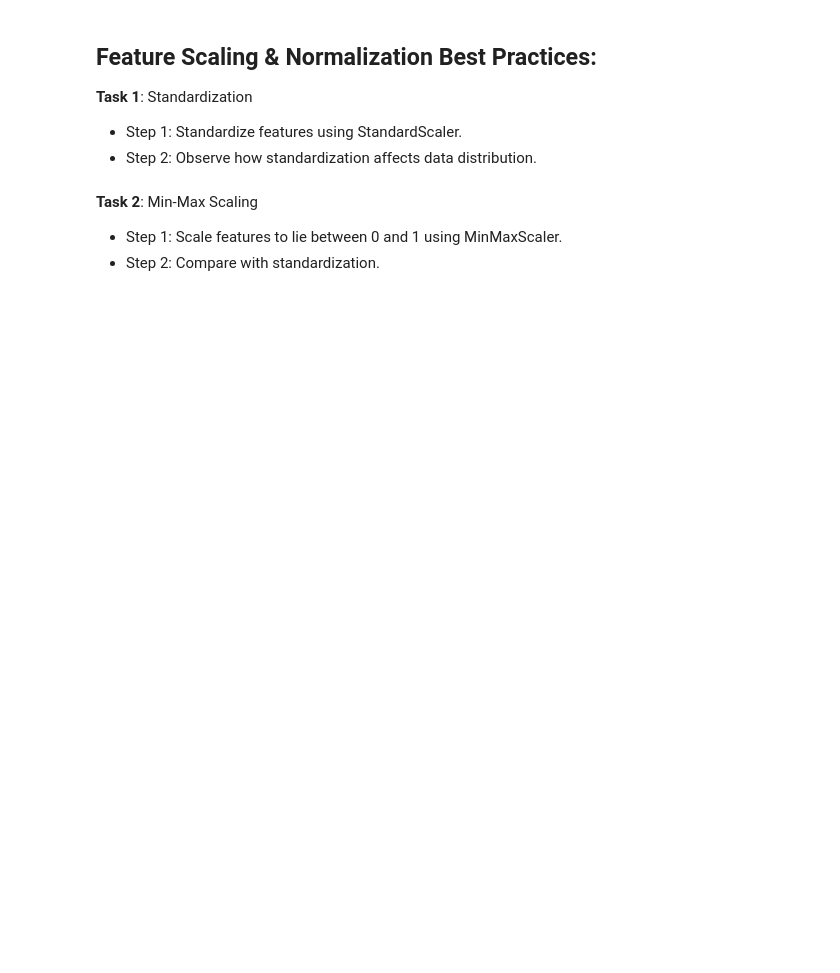
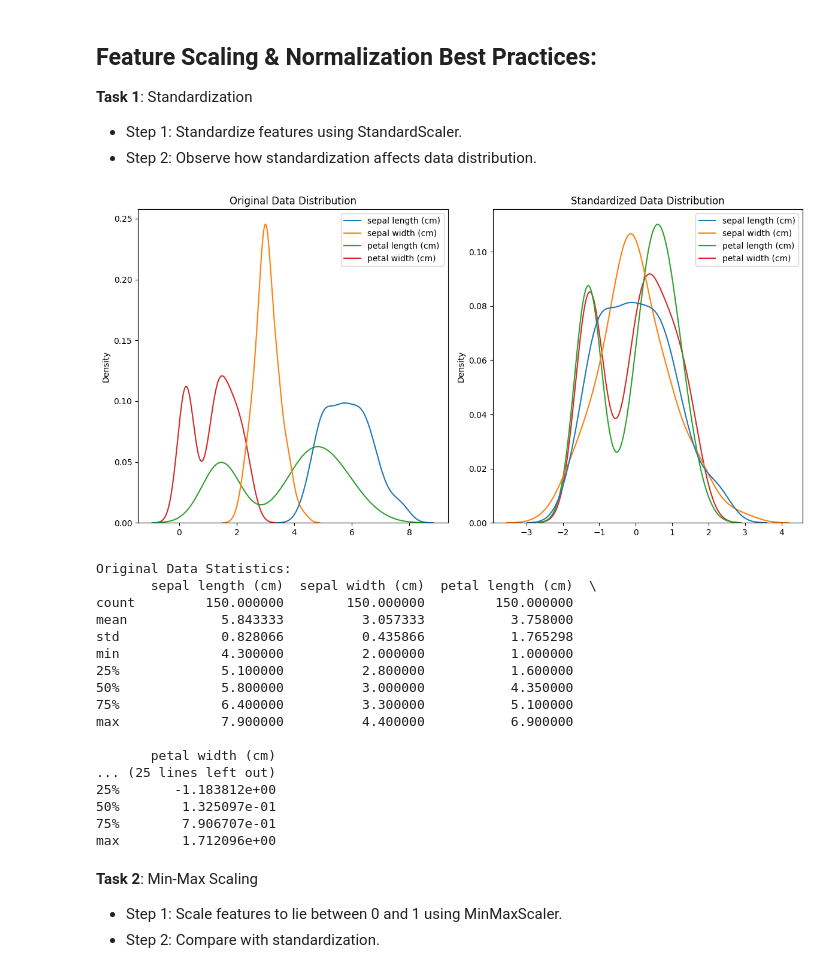
Before and after one commit to Gururaj581/AI_DATA_ANALYSIS_, a Jupyter notebook: src/Module 10/Best Practices for Feature Engineering & Data Preprocessing/Ques_6.ipynb, the cells around one changed output. Drawn from its saved outputs; the diff is of its cells as text; code cells hidden in the pictures; blank space fills up the shorter version.

Commit message:
Update Ques_6.ipynb with improved feature engineering and preprocessing practices

```diff
--- a/src/Module 10/Best Practices for Feature Engineering & Data Preprocessing/Ques_6.ipynb
+++ b/src/Module 10/Best Practices for Feature Engineering & Data Preprocessing/Ques_6.ipynb
@@ -35,3 +121,49 @@ The Boston housing prices dataset has an ethical problem: as
+# %%
+# write your code from here
+import pandas as pd
+import numpy as np
+import matplotlib.pyplot as plt
+import seaborn as sns
+from sklearn.datasets import load_iris
+from sklearn.preprocessing import StandardScaler
+
+iris = load_iris(as_frame=True)
+df = iris.frame
+scaler = StandardScaler()
+scaled_features = scaler.fit_transform(df[iris.feature_names])
+scaled_df = pd.DataFrame(scaled_features, columns=iris.feature_names)
+plt.figure(figsize=(12, 6))
+plt.subplot(1, 2, 1)
+sns.kdeplot(data=df[iris.feature_names])
+plt.title('Original Data Distribution')
+plt.subplot(1, 2, 2)
+sns.kdeplot(data=scaled_df)
+plt.title('Standardized Data Distribution')
+plt.tight_layout()
+plt.show()
+print("Original Data Statistics:")
+print(df[iris.feature_names].describe())
+print("\nStandardized Data Statistics:")
+print(scaled_df.describe())
+# %% [output]
+[figure, added]
+Original Data Statistics:
+       sepal length (cm)  sepal width (cm)  petal length (cm)  \
+count         150.000000        150.000000         150.000000
+mean            5.843333          3.057333           3.758000
+std             0.828066          0.435866           1.765298
+min             4.300000          2.000000           1.000000
+25%             5.100000          2.800000           1.600000
+50%             5.800000          3.000000           4.350000
+75%             6.400000          3.300000           5.100000
+max             7.900000          4.400000           6.900000
+
+       petal width (cm)
+... (25 lines left out)
+25%       -1.183812e+00
+50%        1.325097e-01
+75%        7.906707e-01
+max        1.712096e+00
 # %% [markdown]
 **Task 2**: Min-Max Scaling
 
```
Also changed, not shown: parts of 17 cells of this notebook.
